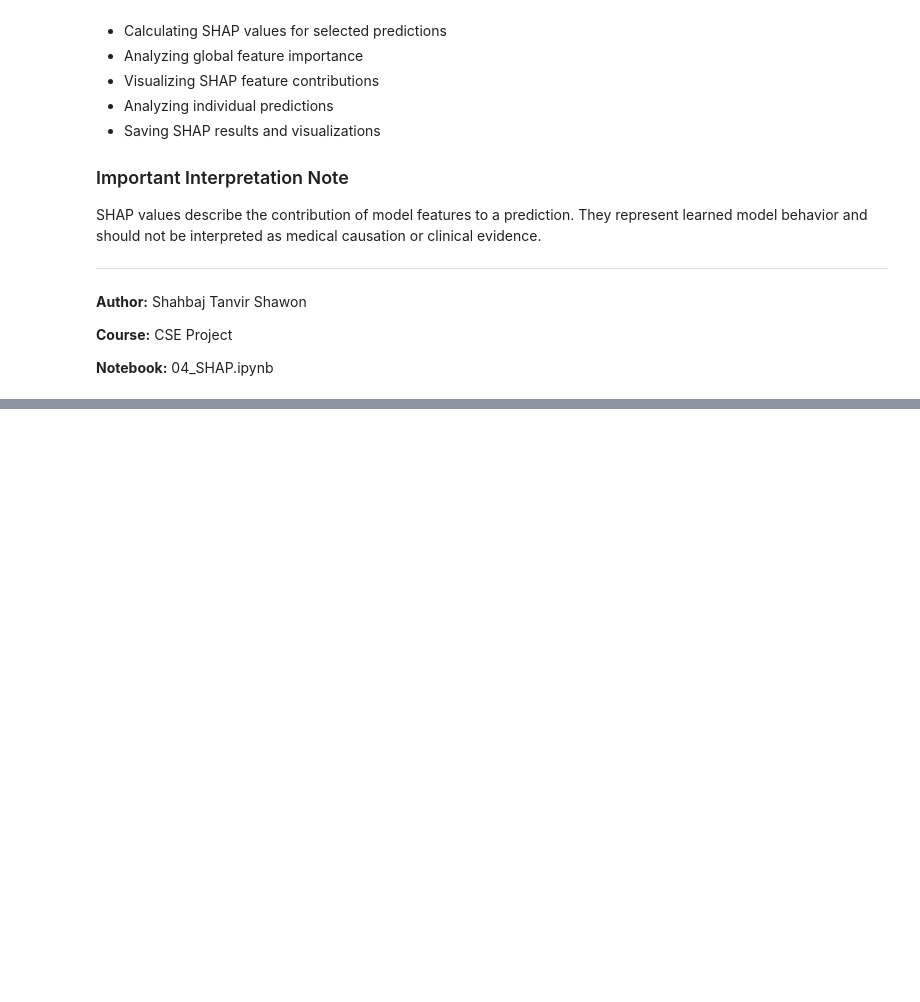
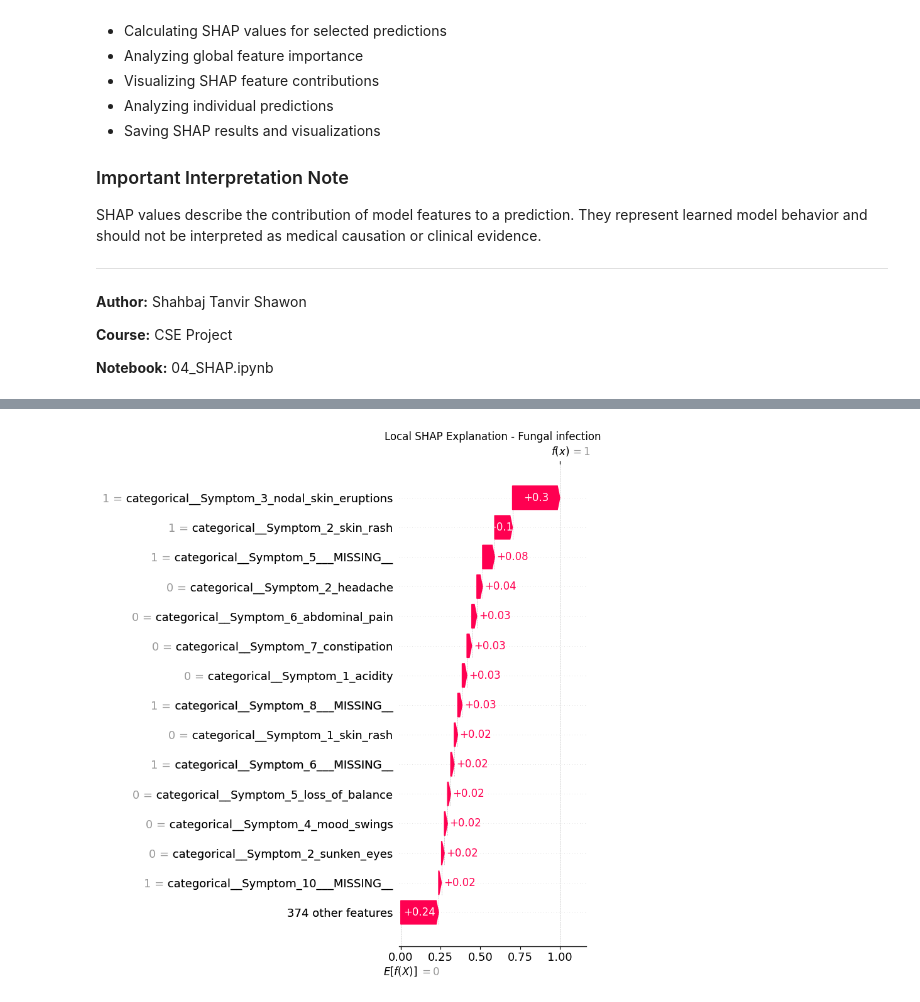
Before and after one commit to TanvirShawon20/AI-Disease-Prediction-System, a Jupyter notebook: notebooks/04_SHAP.ipynb, the cells around one changed output, grey strips where cells are left out. Saved outputs shown, nothing was run; the diff lists cells and outputs as text; code cells hidden in the pictures; blank space fills up the shorter version.

```diff
--- a/notebooks/04_SHAP.ipynb
+++ b/notebooks/04_SHAP.ipynb
@@ -1376,0 +1335,53 @@ The project can now proceed toward:
+# %%
+local_shap_values = (
+    shap_array[
+        SAMPLE_INDEX,
+        :,
+        sample_predicted_class_idx
+    ]
+)
+
+base_values = np.asarray(
+    shap_values.base_values
+)
+
+if base_values.ndim == 1:
+
+    local_base_value = float(
+        base_values[SAMPLE_INDEX]
+    )
+
+else:
+
+    local_base_value = float(
+        base_values[
+            SAMPLE_INDEX,
+            sample_predicted_class_idx
+        ]
+    )
+
+local_explanation = shap.Explanation(
+    values=local_shap_values,
+    base_values=local_base_value,
+    data=X_explain_transformed[
+        SAMPLE_INDEX
+    ],
+    feature_names=feature_names
+)
+
+shap.plots.waterfall(
+    local_explanation,
+    max_display=15,
+    show=False
+)
+
+plt.title(
+    f"Local SHAP Explanation - "
+    f"{sample_prediction}"
+)
+
+plt.tight_layout()
+
+plt.show()
+# %% [output]
+[figure, added]
```
Also changed, not shown: parts of 122 cells of this notebook, 12 other files.
